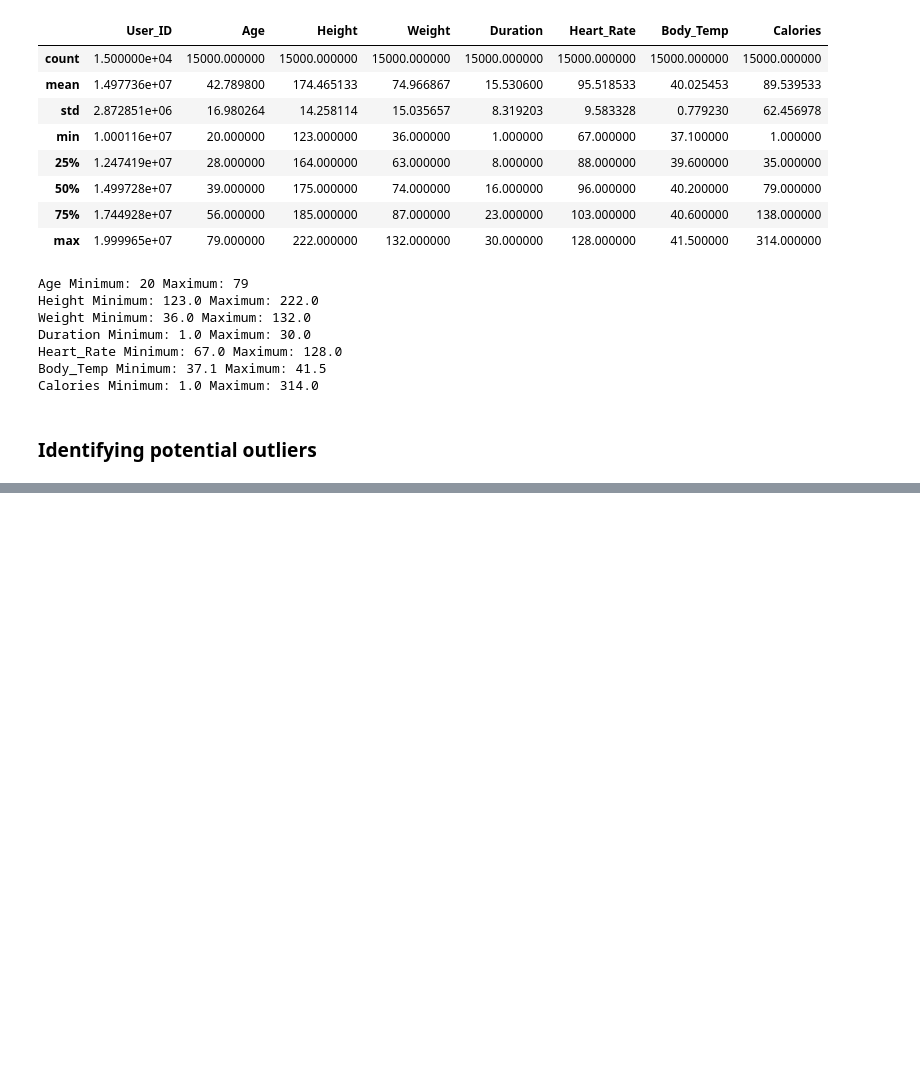
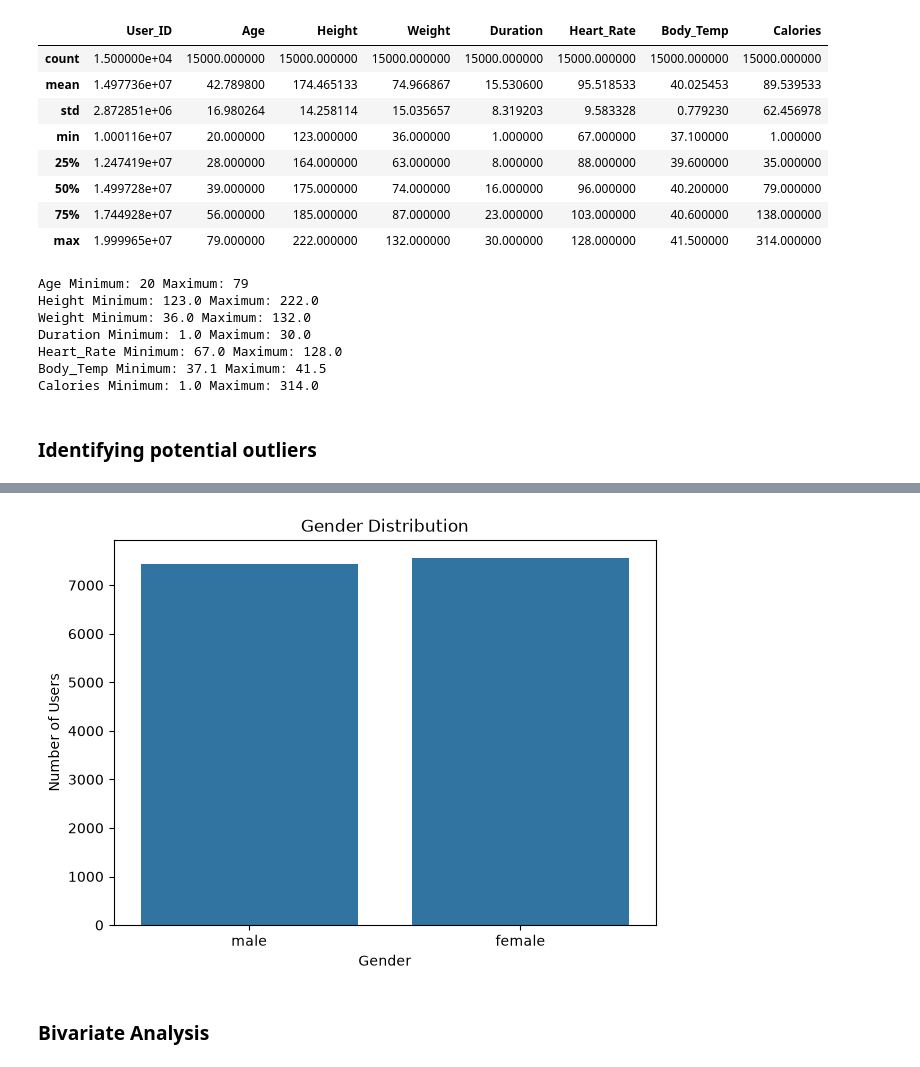
Before and after one commit to Jayadevika-jd/FitPredict, a Jupyter notebook: Notebooks/Fitpredict_preprocessinng.ipynb, the cells around one changed output, grey strips where cells are left out. Saved outputs shown, nothing was run; the diff lists cells and outputs as text; code cells hidden in the pictures; blank space fills up the shorter version.

```diff
--- a/Notebooks/Fitpredict_preprocessinng.ipynb
+++ b/Notebooks/Fitpredict_preprocessinng.ipynb
@@ -185,0 +383,11 @@ Calories Potential outliers: 4
+# %%
+plt.figure(figsize=(7,5))
+sns.countplot(data=df_clean,x="Gender")
+plt.title("Gender Distribution")
+plt.xlabel("Gender")
+plt.ylabel("Number of Users")
+plt.show()
+# %% [output]
+[figure, added]
+# %% [markdown]
+### Bivariate Analysis
```
Also changed, not shown: parts of 18 cells of this notebook, 1 other file.
